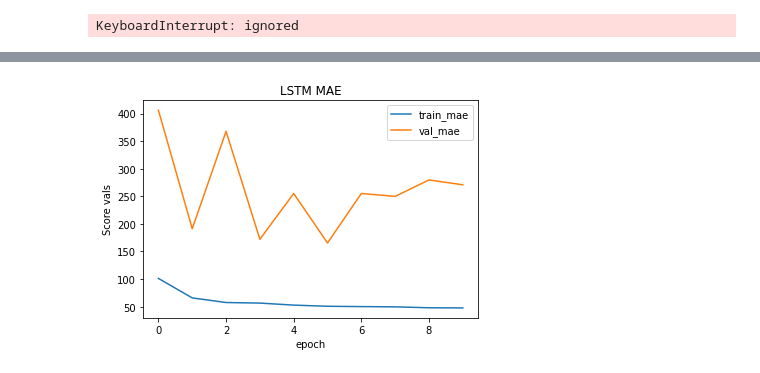
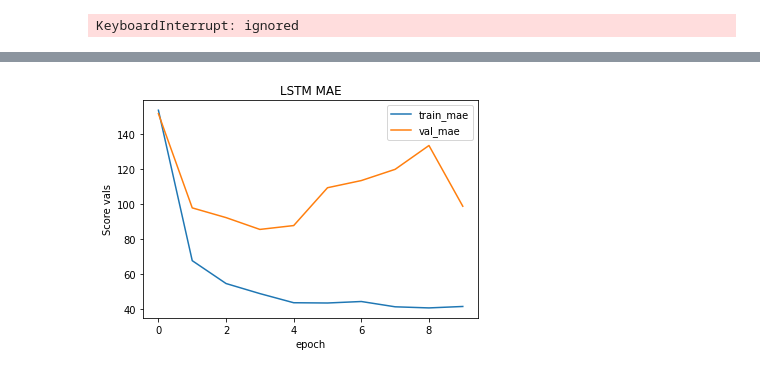
Before and after one commit to jet981217/COVID19_PREDICTION_VARIOUS_AI_COMPARISON, a Jupyter notebook: COVID_19_PREDICTION.ipynb, the cells around one changed output, grey strips where cells are left out. Saved outputs shown, nothing was run; the diff lists cells and outputs as text; code cells hidden in the pictures.

Commit message:
Implementing Random search for LSTM

```diff
--- a/COVID_19_PREDICTION.ipynb
+++ b/COVID_19_PREDICTION.ipynb
@@ -609,7 +609,8 @@ Hit:2 http://archive.ubuntu.com/ubuntu bionic InRelease
 ['"화이자·모더나, EU 공급 코로나 백신 가격 인상"(종합)', '日 코로나 긴급사태 전국으로 확대…‘봉쇄령’ 요구도', "일본 유명 걸그룹 'AKB48' 멤버 7명 코로나 집단 감염", "코로나19로 소득 감소한 법인 택시 기사...'1인당 80만 원' 지급", 'IOC는 고급호텔 묵는데 창문도 못 여는 시설에 격리된 코로나 확진 선수들', '18시  ...
 ["[단독]삼성 수원사업장서 '무더기' 코로나 확진…긴장 고조(종합)", '[단독]삼성전자 수원사업장서 무더기 코로나 확진…10여명 추정', '"모유 수유 중 산모, 코로나19 백신 맞아도 될까요?"', "[단독] 코로나로 원격연수 허용했더니.. 교사 1670명, '꼼수' 이수하고 성과급 챙겼다", "하반기 내린다더니…물가·기름값에 코로나까지 '삼중고'", ...
 # %%
-#Adding LSTM and comparing with ANN/DNNs
+
+#Adding tuner to LSTM
 """
 !pip install pandas
 !pip install requests
@@ -682,19 +683,33 @@ data = dt.to_numpy()
 target = tr.to_numpy()
 
 #Data spilted to Train and Test. This is only for Polynomial, ANN and DNNs
-train_input, test_input, train_target, test_target = train_test_split(data, target, test_size=0.1, shuffle = False)
+train_input, test_input, train_target, test_target = train_test_split(data, target, test_size=0.15, shuffle = False)
 #, shuffle = False
-mean  = train_input.mean(axis=0)
 train_input = train_input.astype('float64')
-"""
-train_input, validation_input, train_target, validation_target = train_test_split(train_input, train_target, test_size = 0.3, shuffle = False )
-"""
+
 
 #하이퍼파라미터 튜닝이 끝나고 마지막 training을 위해 정규화
 train_input_forlast = train_input.astype('float64')
-train_input_forlast -=mean
-std = train_input_forlast.std(axis=0)
-train_input_forlast /= std
+train_input_forlast_mean  = train_input.mean(axis=0)
+train_input_forlast -=train_input_forlast_mean
+train_input_forlast_std = train_input_forlast.std(axis=0)
+train_input_forlast /= train_input_forlast_std
+
+train_target_forlast = train_target.astype('float64')
+train_target_forlast_mean = train_target_forlast.mean(axis=0)
+train_target_forlast -= train_target_forlast_mean
+train_target_forlast_std = train_target_forlast.std(axis=0)
+train_target_forlast /= train_target_forlast_std
+
+train_input, validation_input, train_target, validation_target = train_test_split(train_input, train_target, test_size = 0.3, shuffle = False )
+
+
+#Making validation split
+train_input = train_input.astype('float64')
+train_input_mean  = train_input.mean(axis=0)
+train_input -= train_input_mean
+train_input_std = train_input.std(axis=0)
+train_input /= train_input_std
 #train_input = np.expand_dims(train_input, 1)
 
 train_target = train_target.astype('float64')
@@ -703,17 +718,30 @@ train_target -= train_target_mean
 train_target_std = train_target.std(axis=0)
 train_target /= train_target_std
 
+validation_input = validation_input.astype('float64')
+validation_input -= train_input_mean
+validation_input /= train_input_std
+#train_input = np.expand_dims(train_input, 1)
 
+validation_target = validation_target.astype('float64')
+validation_target -= train_target_mean
+validation_target /= train_target_std
+
+
+#테스트 데이터
 test_input = test_input.astype('float64')
-test_input -= mean
-test_input /= std
+test_input -= train_input_forlast_mean
+test_input /= train_input_forlast_std
 
 test_target = test_target.astype('float64')
-test_target -= train_target_mean
-test_target /= train_target_std
+test_target -= train_target_forlast_mean
+test_target /= train_target_forlast_std
 
-train_input_forlast = train_input_forlast.reshape(465,7,3)
-test_input = test_input.reshape(52,7,3)
+
+train_input_forlast = train_input_forlast.reshape(-1,7,3)
+train_input = train_input.reshape(-1,7,3)
+validation_input  = validation_input.reshape(-1,7,3)
+test_input = test_input.reshape(-1,7,3)
 
 
 
@@ -745,39 +773,41 @@ from keras.layers import Reshape
 def Model_Build_With_LSTM(first_recurrent_Drop_val, first_Drop_val,first_neuron, first_activator, optimizer_val, first_l1, first_l2):
   Model = models.Sequential()
   #입력층
-  Model.add(LSTM(first_neuron, recurrent_activation = first_activator, recurrent_regularizer= regularizers.l1_l2(l1=first_l1, l2=first_l2), input_shape=(train_input_forlast.shape[1],train_input_forlast.shape[2],),return_sequences=True, recurrent_dropout= first_recurrent_Drop_val, dropout = first_Drop_val))
+  Model.add(LSTM(first_neuron, recurrent_activation = first_activator, recurrent_regularizer= regularizers.l1_l2(l1=first_l1, l2=first_l2), input_shape=(train_input_forlast.shape[1],train_input_forlast.shape[2],),return_sequences=False, recurrent_dropout= first_recurrent_Drop_val, dropout = first_Drop_val))
 #recurrent_activation = first_activator
   #출력층
 
 #  Model.add(GRU(64, recurrent_activation = 'tanh', recurrent_regularizer= regularizers.l1_l2(l1=0.1, l2=0.1),return_sequences=False, recurrent_dropout= 0.3, dropout = 0.1))
 #  Model.add(layers.Dense(10))
-  Model.add(LSTM(256, return_sequences=True))
+#  Model.add(LSTM(256, return_sequences=True))
 #  Model.add(layers.Dense(10))
-  Model.add(LSTM(64, return_sequences=False))
+#  Model.add(LSTM(64, return_sequences=False))
   Model.add(layers.Dense(1))
   Model.compile(optimizer= optimizer_val, loss='mse', metrics=['mae', 'mse'])
   return Model
-#
-Model_LSTM = Model_Build_With_LSTM(0.1, 0.01, 64, 'tanh', 'rmsprop', 0.1, 0.1)
-history_LSTM = Model_LSTM.fit(train_input_forlast, train_target, epochs=10, batch_size=1, validation_data=(test_input, test_target))#, batch_size=1
-#, epochs=grid_LSTM.best_params_.get('LSTM__epochs')
-#, validation_data = (validation_input, validation_target)
-Model_LSTM_mse_score, Model_LSTM_mae_score, Model_LSTM_mse_score = Model_LSTM.evaluate(test_input, test_target)
 
 
-#print('\nBest score for LSTM is: ', math.sqrt(-1*grid_LSTM.best_score_))
-print('\nPrediction for LSTM is: ', Model_LSTM.predict([NUM_CHECK_INPUT])*train_target_std + train_target_mean)
-print('\nLSTM''s Mae score for Test is: ', Model_LSTM_mae_score * train_target_std)#test_target_mean
-print('\nLSTM''s Rmse score for Test is: ',math.sqrt(Model_LSTM_mse_score)* train_target_std)
+Model_LSTM = Model_Build_With_LSTM(0.3, 0.01, 64, 'tanh', 'rmsprop', 0.001, 0.01)
+history_LSTM = Model_LSTM.fit(train_input, train_target, epochs=10, batch_size=1, validation_data = (validation_input, validation_target), verbose=0)#, batch_size=1
+#, epochs=grid_LSTM.best_params_.get('LSTM__epochs')
+#, validation_data = (validation_input, validation_target)\
 
 plt.title("LSTM MAE")
 plt.plot(history_LSTM.history['mae']* train_target_std)
-#plt.plot(np.sqrt(history_LSTM.history['mse']))
 plt.plot(history_LSTM.history['val_mae']* train_target_std)
-#plt.plot(np.sqrt(history_LSTM.history['val_mse']))
 plt.xlabel('epoch')
 plt.ylabel('Score vals')
 plt.legend(['train_mae', 'val_mae'])#, 'train_rmse', 'val_rmse'
 plt.show()
+
+Model_LSTM_For_Test = Model_Build_With_LSTM(0.3, 0.01, 64, 'tanh', 'rmsprop', 0.001, 0.001)
+history_LSTM_For_Test = Model_LSTM_For_Test.fit(train_input_forlast, train_target_forlast, epochs=10, batch_size=1, verbose=0)
+Model_LSTM_For_Test_mse_score, Model_LSTM_For_Test_mae_score, Model_LSTM_For_Test_mse_score = Model_LSTM_For_Test.evaluate(test_input, test_target)
+
+
+#print('\nBest score for LSTM is: ', math.sqrt(-1*grid_LSTM.best_score_))
+print('\nPrediction for LSTM is: ', Model_LSTM_For_Test.predict([NUM_CHECK_INPUT])*train_target_forlast_std + train_target_forlast_mean)
+print('\nLSTM''s Mae score for Test is: ', Model_LSTM_For_Test_mae_score * train_target_forlast_std)#test_target_mean
+print('\nLSTM''s Rmse score for Test is: ',math.sqrt(Model_LSTM_For_Test_mse_score)* train_target_forlast_std)
 # %% [output]
 Drive already mounted at /content/drive; to attempt to forcibly remount, call drive.mount("/content/drive", force_remount=True).
@@ -800 +814 @@ LSTMs Rmse score for Test is:  [333.67435474]
-[figure, old version]
+[figure, new version]
```
Also changed, not shown: parts of 2 cells of this notebook.
